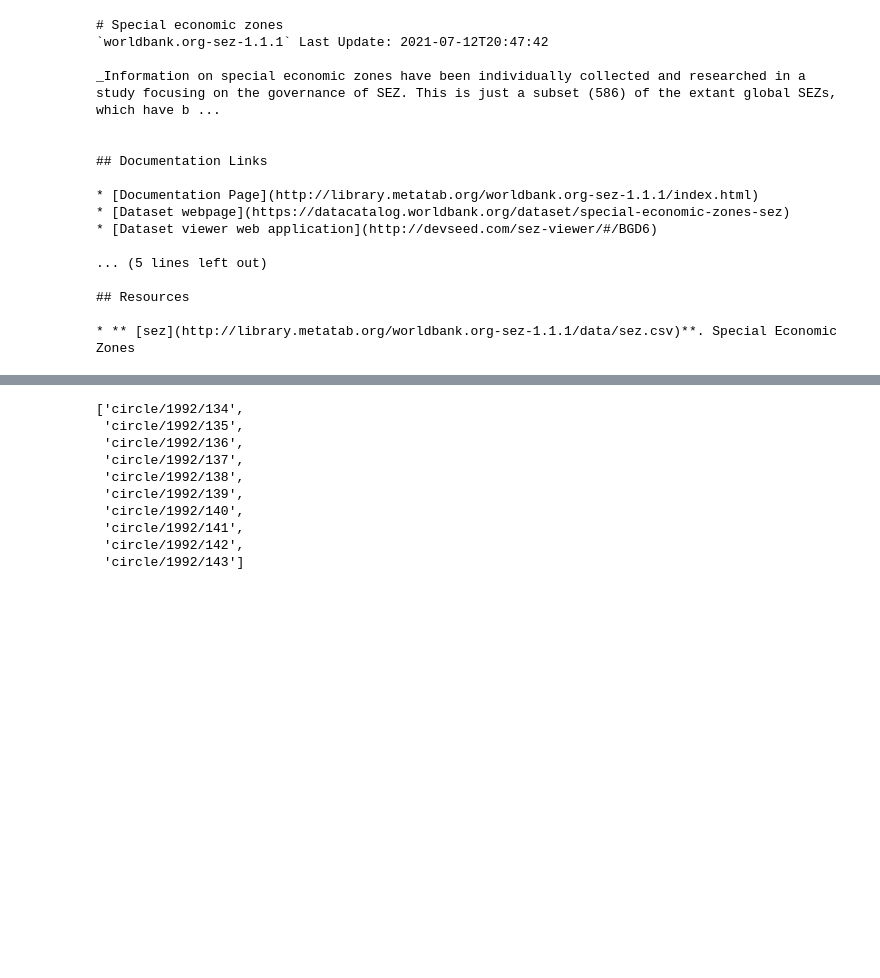
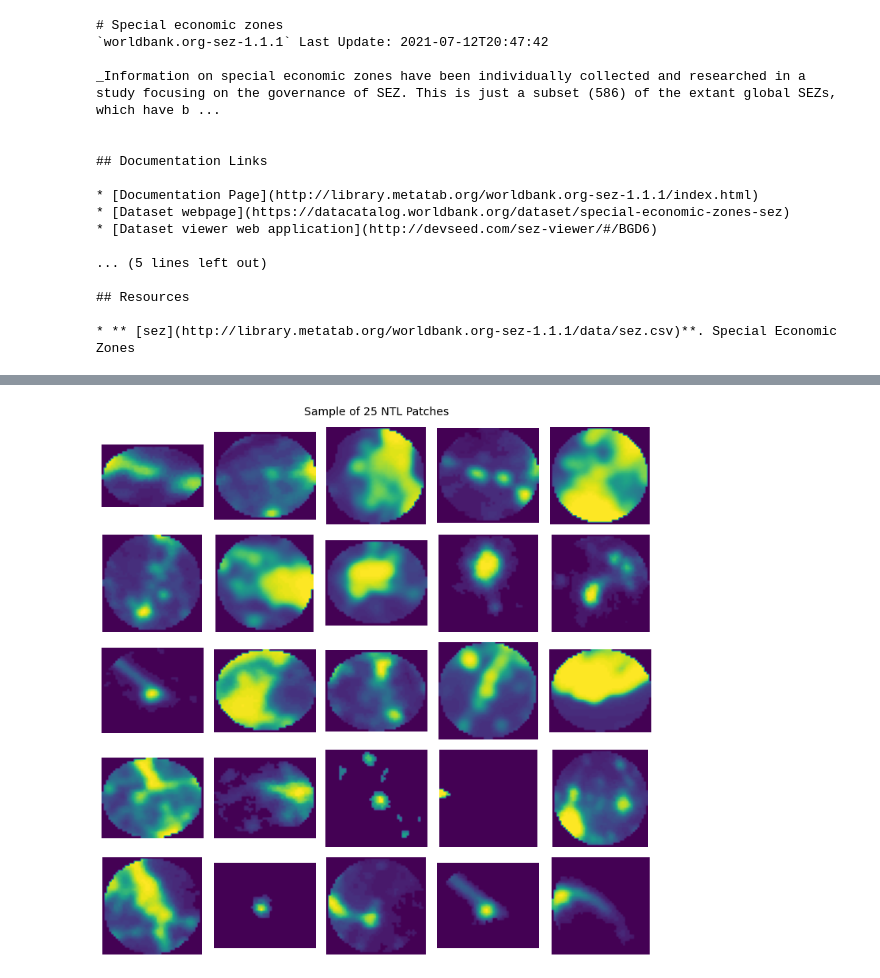
Before and after one commit to sandiegodata-projects/chartercitiesinstitute.org-sez, a Jupyter notebook: notebooks/ericbusboom/Circular Patches.ipynb, the cells around one changed output, grey strips where cells are left out. Drawn from its saved outputs; the diff is of its cells as text; code cells hidden in the pictures; blank space fills up the shorter version.

```diff
--- a/notebooks/ericbusboom/Circular Patches.ipynb
+++ b/notebooks/ericbusboom/Circular Patches.ipynb
@@ -140,26 +63,38 @@ Exceptions: 0
-# %%
-import h5py
-with h5py.File('sez_circ_patches.h5', 'w') as f:
-    for year, sez_id,  e in patches:
-        k = f'circle/{year}/{sez_id}'
-        f[k] = e
 # %%
+# Test the file upload
+
+# Download the file
+dl_fn = 'patches.h5'
+with open(dl_fn, "wb") as file:
+    # get request
+    response = get('http://public.source.civicknowledge.com.s3.amazonaws.com/sez/sez_circ_patches.h5')
+    # write to file
+    file.write(response.content)
+
+# Get a random selection of patches from the file
 def get_hdf_keys(f):
     """Return all of the dataset keys in an HDF5 file"""
     keys = []
     f.visit(lambda key : keys.append(key) if isinstance(f[key], h5py.Dataset) else None)
     return keys
 
-with h5py.File('sez_circ_patches.h5', 'r') as f:
+with h5py.File('patches.h5', 'r') as f:
     keys = get_hdf_keys(f)
-# %% [output]
-['circle/1992/134',
- 'circle/1992/135',
- 'circle/1992/136',
- 'circle/1992/137',
- 'circle/1992/138',
- 'circle/1992/139',
- 'circle/1992/140',
- 'circle/1992/141',
- 'circle/1992/142',
- 'circle/1992/143']
+# %%
+# Plot a random sample
+from random import shuffle
+shuffle(keys)
+
+fig, axes = plt.subplots(5,5, figsize=(10,10))
+axes = np.ravel(axes)
+
+with h5py.File('patches.h5', 'r') as f:
+    for k, a in zip(keys[:len(axes)], axes):
+        r = f[k][:]
+        a.set_axis_off()
+        show(r, ax=a)
+
+fig.suptitle('Sample of 25 NTL Patches', fontsize=14)
+plt.tight_layout()
+# %% [output]
+[figure, added]
```
Also changed, not shown: parts of 17 cells of this notebook, 1 other file.
